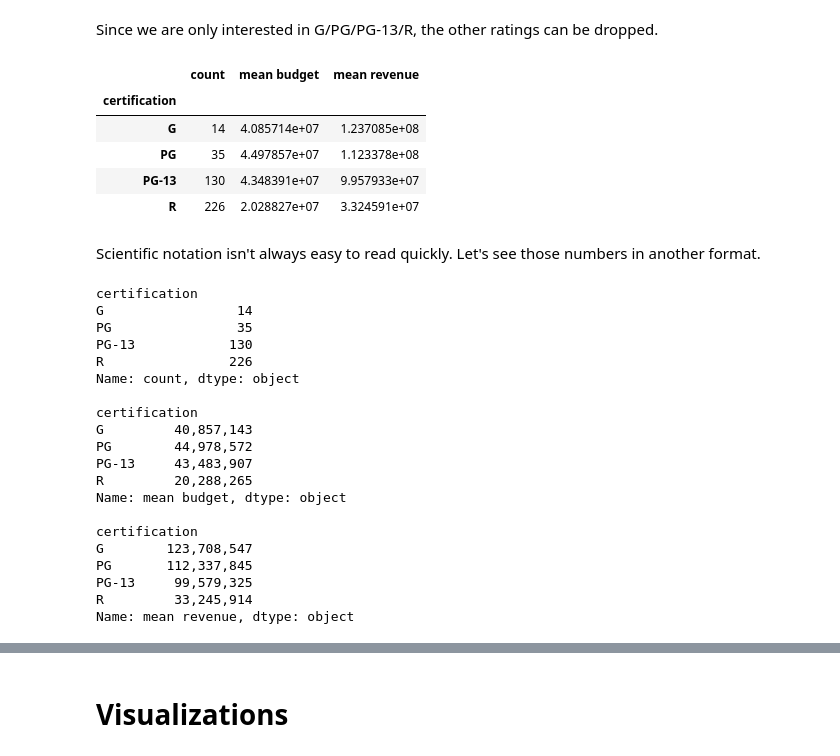
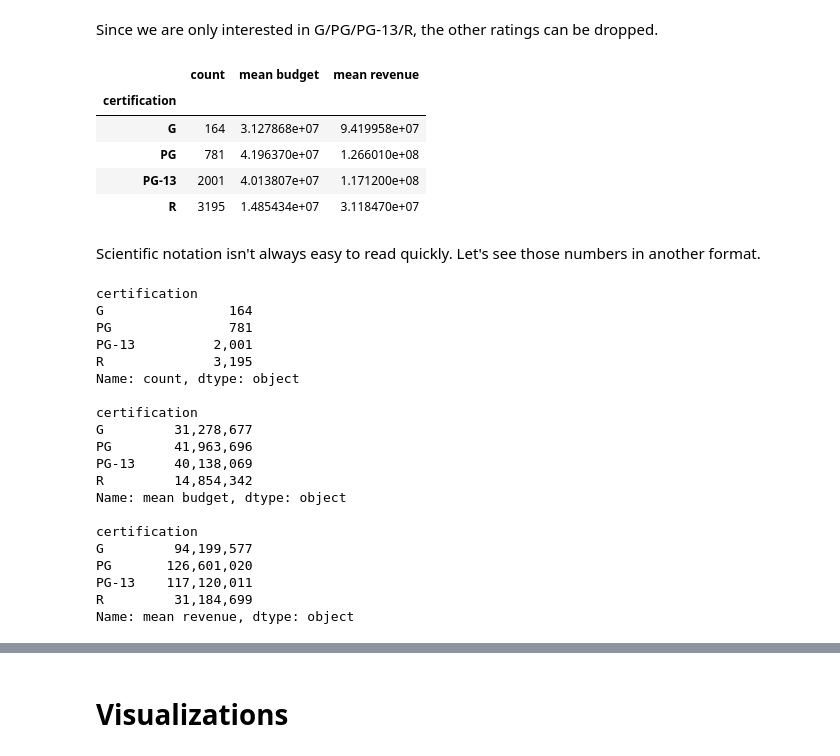
Before and after one commit to bngrossmann/analysis-of-successful-movies, a Jupyter notebook: Notebook-3.ipynb, the cells around one changed output, grey strips where cells are left out. Drawn from its saved outputs; the diff is of its cells as text; code cells hidden in the pictures.

```diff
--- a/Notebook-3.ipynb
+++ b/Notebook-3.ipynb
@@ -12,5 +12,10 @@ import matplotlib.pyplot as plt
 import seaborn as sns
 # %%
 # open saved csv.gz files of from tmdb data
-df_2000 = pd.read_csv('Data/tmdb_data_2000.csv.gz', low_memory = False)
-df_2001 = pd.read_csv('Data/tmdb_data_2001.csv.gz', low_memory = False)
+df_years = {}
+
+for year in range(2000,2022):
+    df_years[year] = pd.read_csv(f'Data/tmdb_data_{str(year)}.csv.gz', low_memory = False)
+
+for year, dataframe in df_years.items():
+    print(f"df_years[{year}] has shape {dataframe.shape}.")
@@ -17,2 +40,8 @@ df_2001 = pd.read_csv('Data/tmdb_data_2001.csv.gz', low_memory = False)
 # %%
-df = pd.concat([df_2000,df_2001], ignore_index=True)
+# create empty dataframe for all years together
+df = pd.DataFrame()
+
+# concatentate each year to the  dataframe
+for year, dataframe in df_years.items():
+    df = pd.concat([df, dataframe], ignore_index=True)
+    print(f"df has shape: {df.shape}")
@@ -111,0 +172,3 @@ certification_means
+# %%
+df['certification'] = df['certification'].str.strip()
+df['certification'].unique()
@@ -112,15 +198,24 @@ certification_means
 # %% [markdown]
 Since we are only interested in G/PG/PG-13/R, the other ratings can be dropped.
+# %%
+df = df.loc[ (df['certification']=='G') |
+       (df['certification']=='PG') |
+       (df['certification']=='PG-13') |
+       (df['certification']=='R')]
 # %%
-certification_means = certification_means.drop(labels=['NR',np.nan],axis=0)
+certification_means = df\
+    .groupby(['certification'],dropna=False)\
+    .agg({'certification':'count','budget':'mean','revenue':'mean'})\
+    .rename(columns={'certification':'count','budget':'mean budget','revenue':'mean revenue'})
+
 certification_means
 # %% [output]
 |  | count | mean budget | mean revenue |
 | certification |  |  |  |
-| G | 14 | 4.085714e+07 | 1.237085e+08 |
-| PG | 35 | 4.497857e+07 | 1.123378e+08 |
-| PG-13 | 130 | 4.348391e+07 | 9.957933e+07 |
-| R | 226 | 2.028827e+07 | 3.324591e+07 |
+| G | 164 | 3.127868e+07 | 9.419958e+07 |
+| PG | 781 | 4.196370e+07 | 1.266010e+08 |
+| PG-13 | 2001 | 4.013807e+07 | 1.171200e+08 |
+| R | 3195 | 1.485434e+07 | 3.118470e+07 |
 # %% [markdown]
 Scientific notation isn't always easy to read quickly. Let's see those numbers in another format.
 # %%
@@ -128,23 +223,23 @@ for col in certification_means.columns:
     print(certification_means[col].apply(lambda x: '{:>11,.0f}'.format(x)),"\n")
 # %% [output]
 certification
-G                 14
-PG                35
-PG-13            130
-R                226
+G                164
+PG               781
+PG-13          2,001
+R              3,195
 Name: count, dtype: object
 
 certification
-G         40,857,143
-PG        44,978,572
-PG-13     43,483,907
-R         20,288,265
+G         31,278,677
+PG        41,963,696
+PG-13     40,138,069
+R         14,854,342
 Name: mean budget, dtype: object
 
 certification
-G        123,708,547
-PG       112,337,845
-PG-13     99,579,325
-R         33,245,914
+G         94,199,577
+PG       126,601,020
+PG-13    117,120,011
+R         31,184,699
 Name: mean revenue, dtype: object
 # %% [markdown]
```
Also changed, not shown: parts of 18 cells of this notebook, 5 other files.
